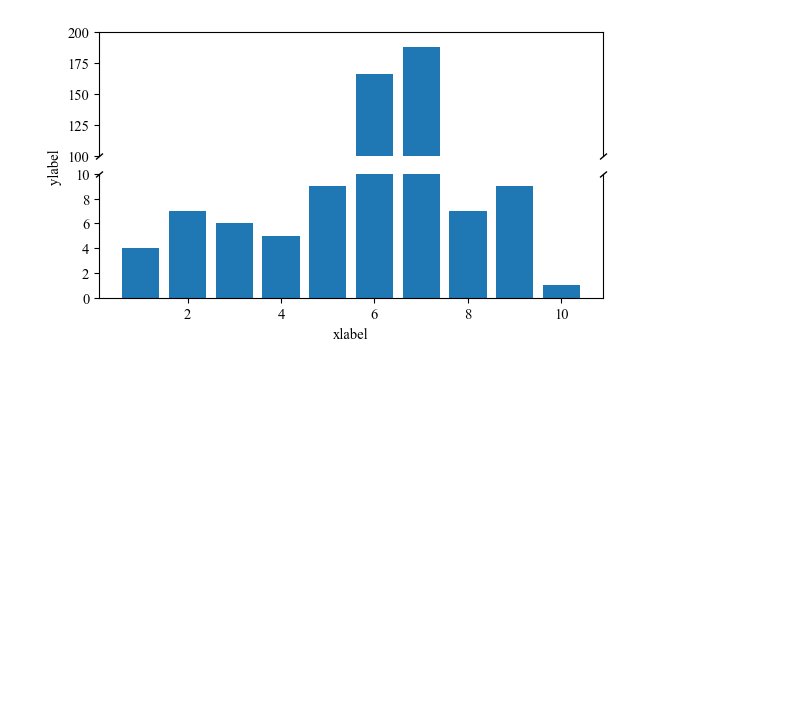
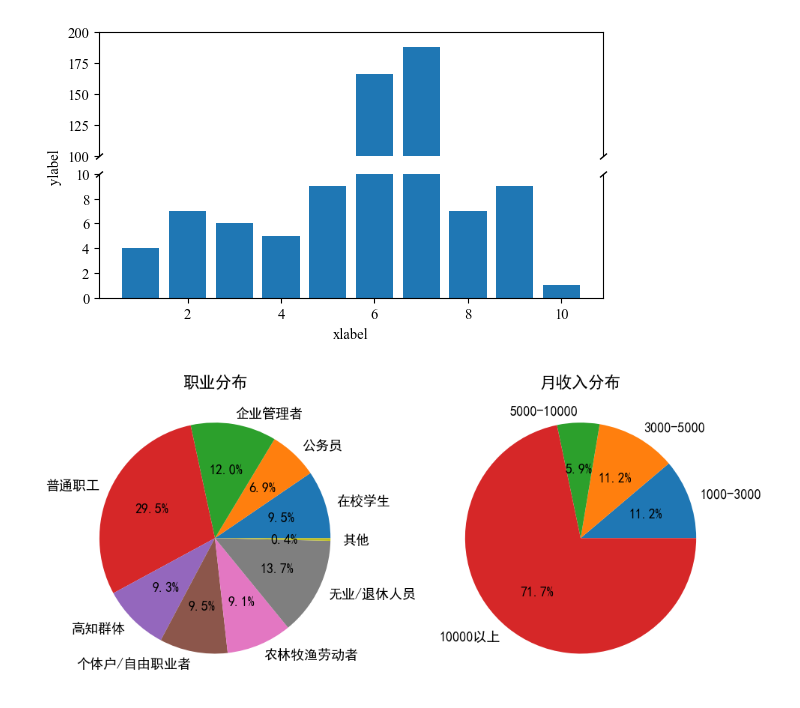
Before and after one commit to JevenM/fedatt-main, a Jupyter notebook: src/test.ipynb, the cells around one changed output. Cells and saved outputs as stored; diff of their text form; code cells hidden in the pictures; blank space fills up the shorter version.

```diff
--- a/src/test.ipynb
+++ b/src/test.ipynb
@@ -947,3 +947,33 @@ plt.savefig(r'out.png',dpi = 600)
 plt.show()
 # %% [output]
 [figure]
+# %%
+import matplotlib.pyplot as plt
+
+
+#中文字体显示
+plt.rc('font', family='SimHei', size=13)
+
+# 职业数据
+occupation_labels = ['在校学生', '公务员', '企业管理者', '普通职工', '高知群体', '个体户/自由职业者', '农林牧渔劳动者', '无业/退休人员', '其他']
+occupation_counts = [50, 36, 63, 155, 49, 50, 48, 72, 2]
+
+# 月收入数据
+income_labels = ['1000-3000', '3000-5000', '5000-10000', '10000以上']
+income_counts = [17, 17, 9, 109]
+
+# 绘制职业的扇形图
+plt.figure(figsize=(10, 6))
+plt.subplot(1, 2, 1)
+plt.pie(occupation_counts, labels=occupation_labels, autopct='%1.1f%%')
+plt.title('职业分布')
+
+# 绘制月收入的扇形图
+plt.subplot(1, 2, 2)
+plt.pie(income_counts, labels=income_labels, autopct='%1.1f%%')
+plt.title('月收入分布')
+
+plt.tight_layout()
+plt.show()
+# %% [output]
+[figure, added]
```
